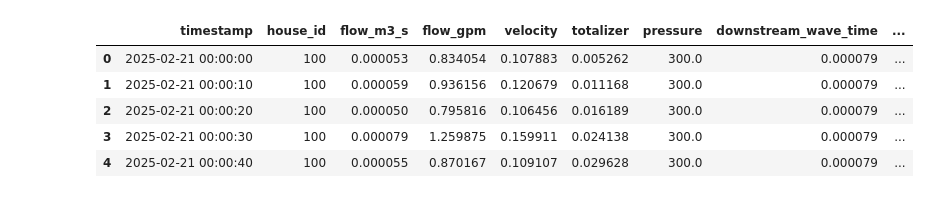
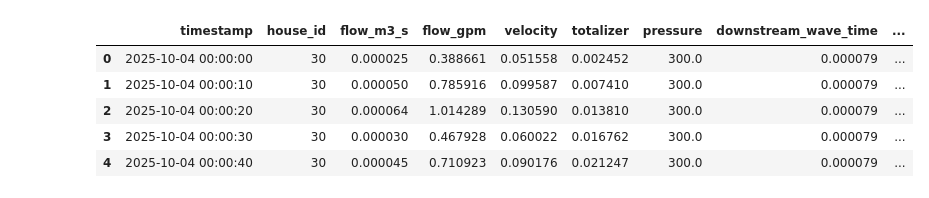
Before and after one commit to senchi-ins/senchi, a Jupyter notebook: experiments/leak_model/model/v2/TCN_halo_v2.ipynb, the cells around one changed output. Drawn from its saved outputs; the diff is of its cells as text; code cells hidden in the pictures.

```diff
--- a/experiments/leak_model/model/v2/TCN_halo_v2.ipynb
+++ b/experiments/leak_model/model/v2/TCN_halo_v2.ipynb
@@ -1,12 +21,10 @@
 # %%
-import pandas as pd
-
-df = pd.read_parquet("../../wdn_sim/output/raw/small/20250807/100h_7d_20250807_003724.parquet", engine="pyarrow")
+df = pd.read_parquet("../../wdn_sim/output/raw/small/20250807/light_100h_7d_20250807_111230_all_houses.parquet", engine="pyarrow")
 df.head()
 # %% [output]
 |  | timestamp | house_id | flow_m3_s | flow_gpm | velocity | totalizer | pressure | downstream_wave_time | ... |
-| 0 | 2025-02-21 00:00:00 | 100 | 0.000053 | 0.834054 | 0.107883 | 0.005262 | 300.0 | 0.000079 | ... |
-| 1 | 2025-02-21 00:00:10 | 100 | 0.000059 | 0.936156 | 0.120679 | 0.011168 | 300.0 | 0.000079 | ... |
-| 2 | 2025-02-21 00:00:20 | 100 | 0.000050 | 0.795816 | 0.106456 | 0.016189 | 300.0 | 0.000079 | ... |
-| 3 | 2025-02-21 00:00:30 | 100 | 0.000079 | 1.259875 | 0.159911 | 0.024138 | 300.0 | 0.000079 | ... |
-| 4 | 2025-02-21 00:00:40 | 100 | 0.000055 | 0.870167 | 0.109107 | 0.029628 | 300.0 | 0.000079 | ... |
+| 0 | 2025-10-04 00:00:00 | 30 | 0.000025 | 0.388661 | 0.051558 | 0.002452 | 300.0 | 0.000079 | ... |
+| 1 | 2025-10-04 00:00:10 | 30 | 0.000050 | 0.785916 | 0.099587 | 0.007410 | 300.0 | 0.000079 | ... |
+| 2 | 2025-10-04 00:00:20 | 30 | 0.000064 | 1.014289 | 0.130590 | 0.013810 | 300.0 | 0.000079 | ... |
+| 3 | 2025-10-04 00:00:30 | 30 | 0.000030 | 0.467928 | 0.060022 | 0.016762 | 300.0 | 0.000079 | ... |
+| 4 | 2025-10-04 00:00:40 | 30 | 0.000045 | 0.710923 | 0.090176 | 0.021247 | 300.0 | 0.000079 | ... |
```
Also changed, not shown: parts of 85 cells of this notebook, 14 other files.
